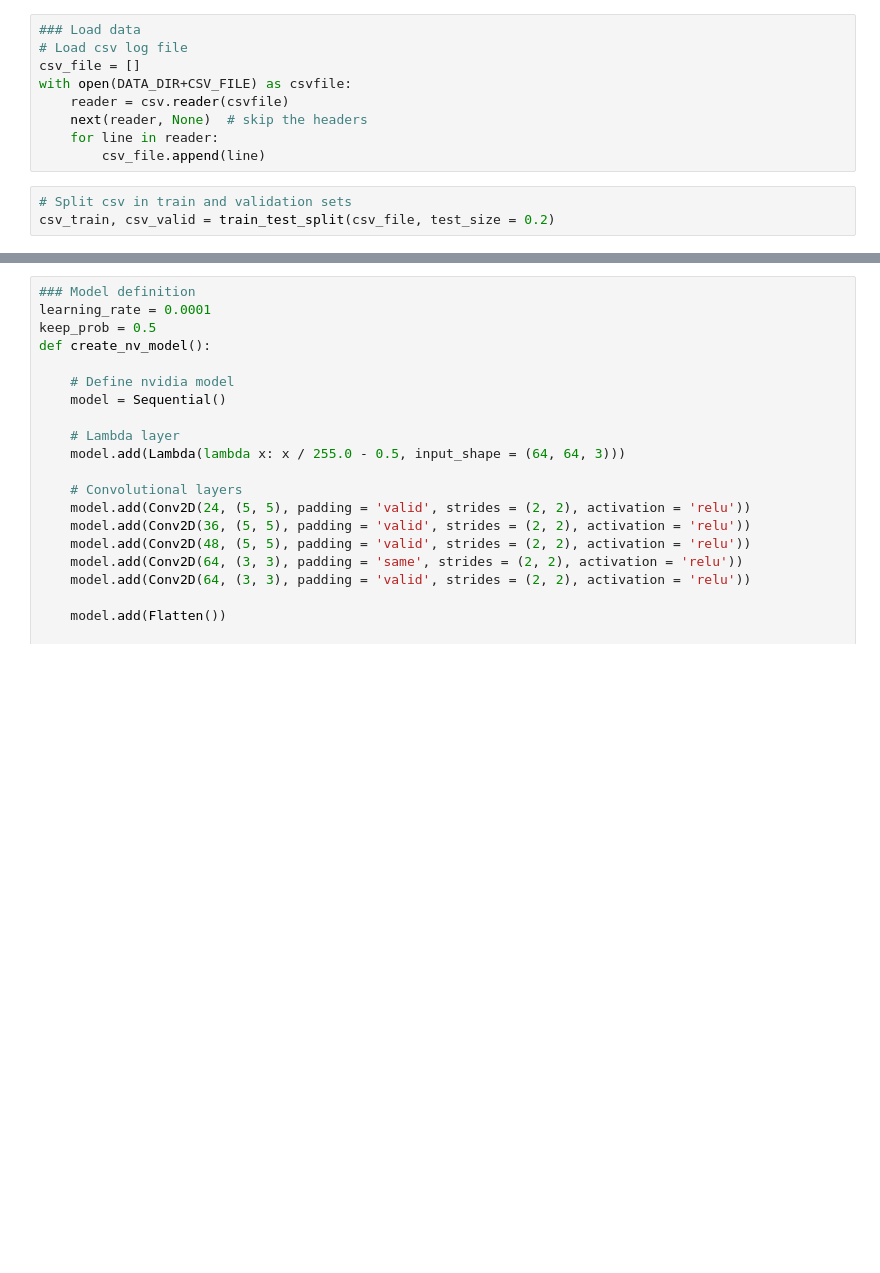
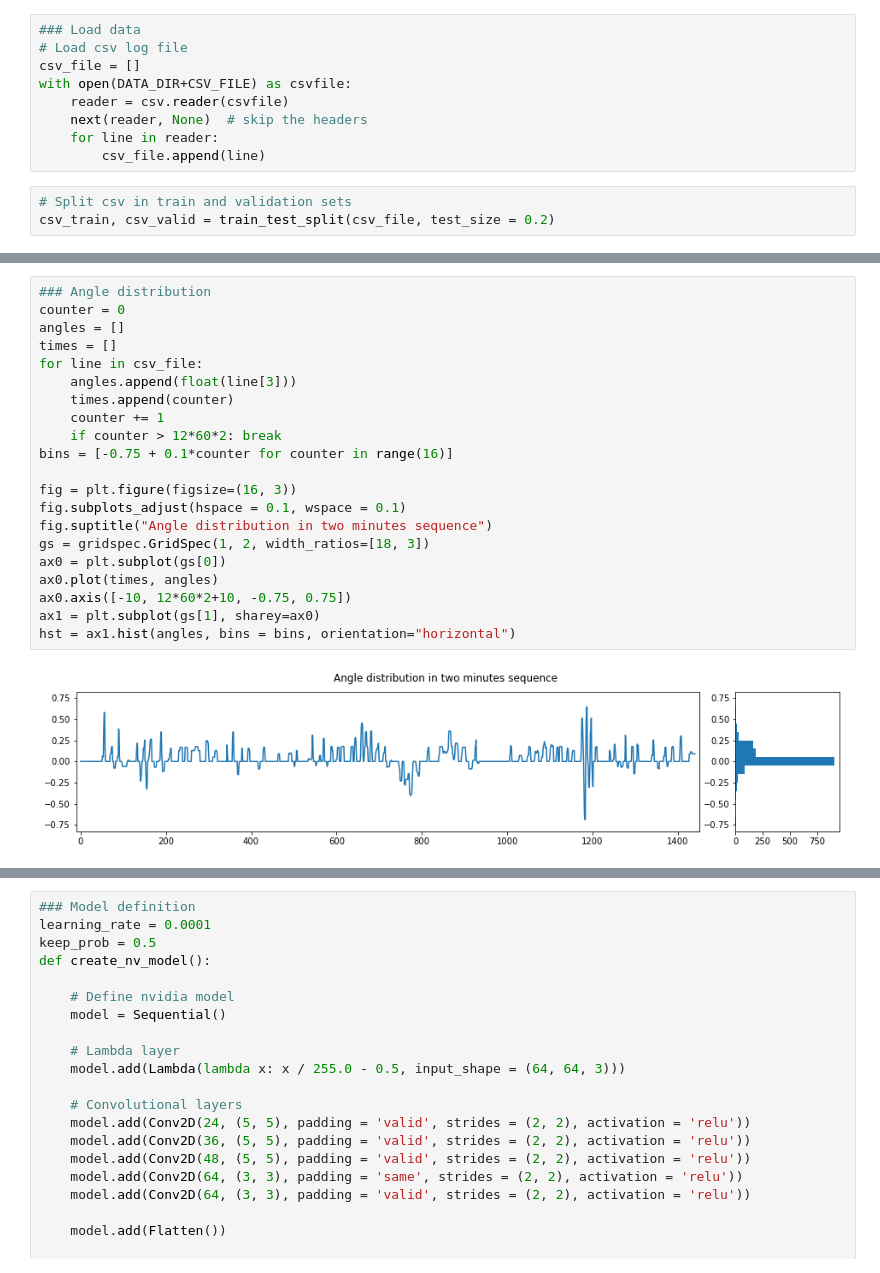
Before and after one commit to raulsolera/CarND-Behavioral-Cloning-P3, a Jupyter notebook: model_trainer.ipynb, the cells around one changed output, grey strips where cells are left out. Drawn from its saved outputs; the diff is of its cells as text; blank space fills up the shorter version.

```diff
--- a/model_trainer.ipynb
+++ b/model_trainer.ipynb
@@ -136,0 +107,23 @@ def random_rotate(image, angle, rotation_range = MAX_ROTATION_ANGLE):
+# %%
+### Angle distribution
+counter = 0
+angles = []
+times = []
+for line in csv_file:
+    angles.append(float(line[3]))
+    times.append(counter)
+    counter += 1
+    if counter > 12*60*2: break
+bins = [-0.75 + 0.1*counter for counter in range(16)]
+
+fig = plt.figure(figsize=(16, 3))
+fig.subplots_adjust(hspace = 0.1, wspace = 0.1)
+fig.suptitle("Angle distribution in two minutes sequence")
+gs = gridspec.GridSpec(1, 2, width_ratios=[18, 3])
+ax0 = plt.subplot(gs[0])
+ax0.plot(times, angles)
+ax0.axis([-10, 12*60*2+10, -0.75, 0.75])
+ax1 = plt.subplot(gs[1], sharey=ax0)
+hst = ax1.hist(angles, bins = bins, orientation="horizontal")
+# %% [output]
+[figure, added]
```
Also changed, not shown: parts of 51 cells of this notebook, 2 other files.
